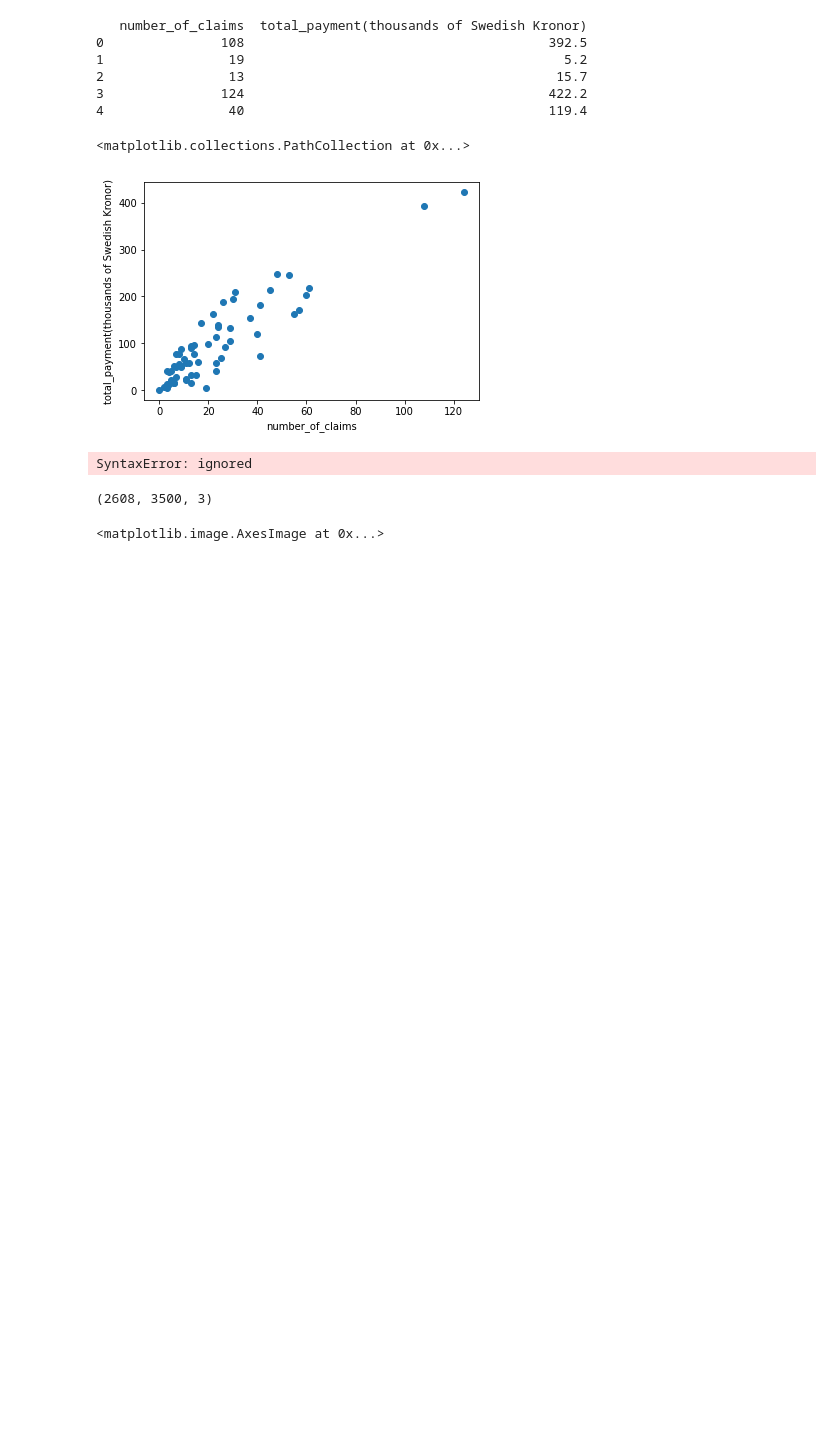
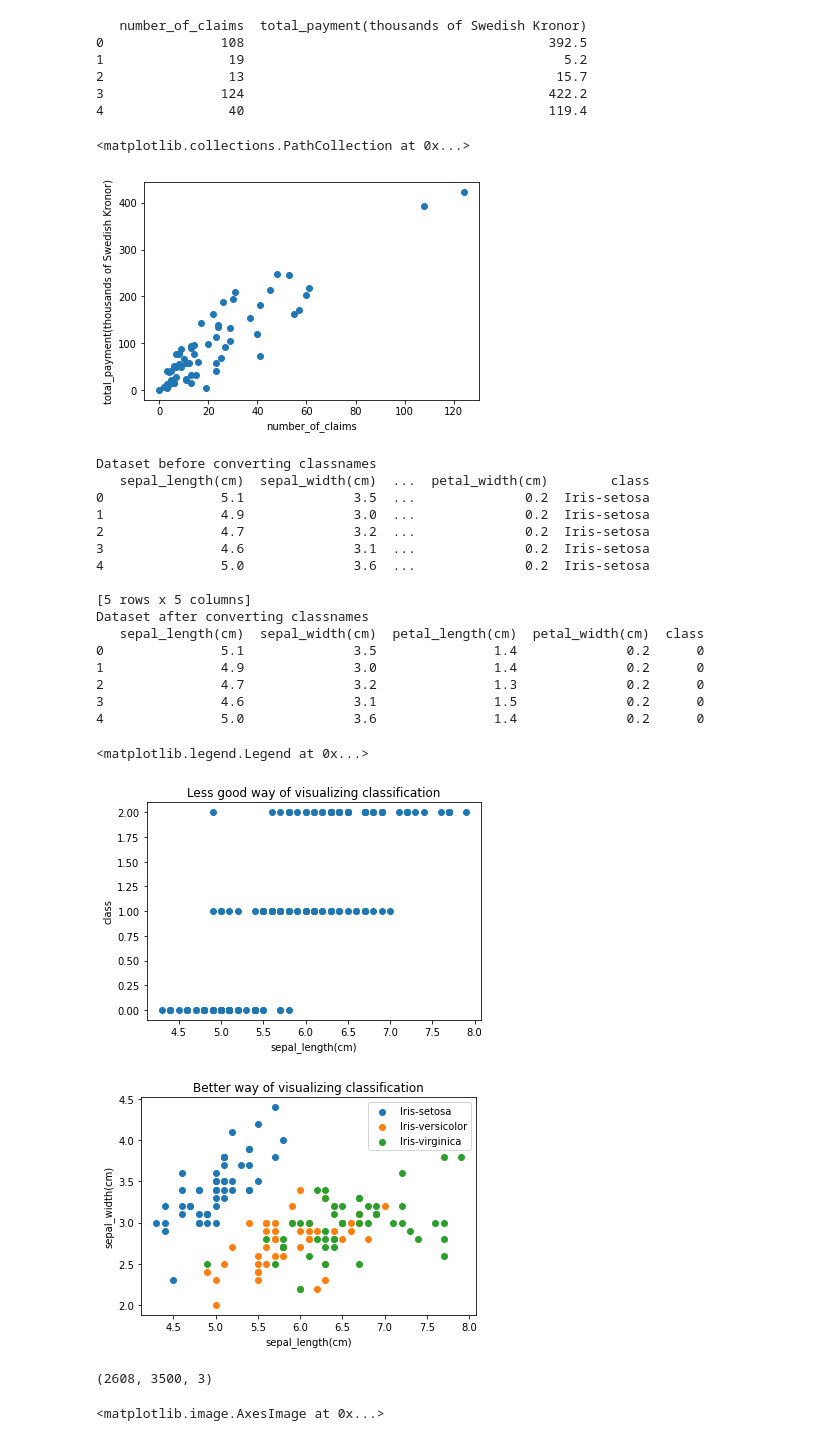
Before and after one commit to haron1100/teach-ml, a Jupyter notebook: DataViz.ipynb, the cells around one changed output. Drawn from its saved outputs; the diff is of its cells as text; code cells hidden in the pictures; blank space fills up the shorter version.

```diff
--- a/DataViz.ipynb
+++ b/DataViz.ipynb
@@ -43,38 +39,56 @@ print(df.head())
 
 classname_to_number = {
     'Iris-setosa':0,
     'Iris-versicolor':1,
     'Iris-virginica':2
 }
 
 classnumber_to_name = {
     0:'Iris-setosa',
     1:'Iris-versicolor',
     2:'Iris-virginica'
 }
 
 df['class'] = df['class'].map(classname_to_number)
 
 print('Dataset after converting classnames')
 print(df.head())
 
 plt.title('Less good way of visualizing classification')
-plt.xlabel('number_of_claims')
-plt.ylabel('sepal_length(cm)')
+plt.xlabel('sepal_length(cm)')
+plt.ylabel('class')
 plt.scatter(df['sepal_length(cm)'], df['class'])
 
 plt.figure()
 
 plt.title('Better way of visualizing classification')
-plt.ylabel('sepal_length(cm)')
+plt.xlabel('sepal_length(cm)')
 plt.ylabel('sepal_width(cm)')
 groups = df.groupby('class')
 for name, group in groups:
-    plt.scatter(group['sepal_length(cm)'], group['sepal_width(cm)'), label=classnumber_to_name[name])
+    plt.scatter(group['sepal_length(cm)'], group['sepal_width(cm)'], label=classnumber_to_name[name])
 plt.legend()
 #
 # %% [output]
-SyntaxError: ignored
+Dataset before converting classnames
+   sepal_length(cm)  sepal_width(cm)  ...  petal_width(cm)        class
+0               5.1              3.5  ...              0.2  Iris-setosa
+1               4.9              3.0  ...              0.2  Iris-setosa
+2               4.7              3.2  ...              0.2  Iris-setosa
+3               4.6              3.1  ...              0.2  Iris-setosa
+4               5.0              3.6  ...              0.2  Iris-setosa
+
+[5 rows x 5 columns]
+Dataset after converting classnames
+   sepal_length(cm)  sepal_width(cm)  petal_length(cm)  petal_width(cm)  class
+0               5.1              3.5               1.4              0.2      0
+1               4.9              3.0               1.4              0.2      0
+2               4.7              3.2               1.3              0.2      0
+3               4.6              3.1               1.5              0.2      0
+4               5.0              3.6               1.4              0.2      0
+<matplotlib.legend.Legend at 0x...>
+[figure, added]
+[figure, added]
 # %%
 import matplotlib.pyplot as plt
 import cv2
```
Also changed, not shown: parts of 7 cells of this notebook.
